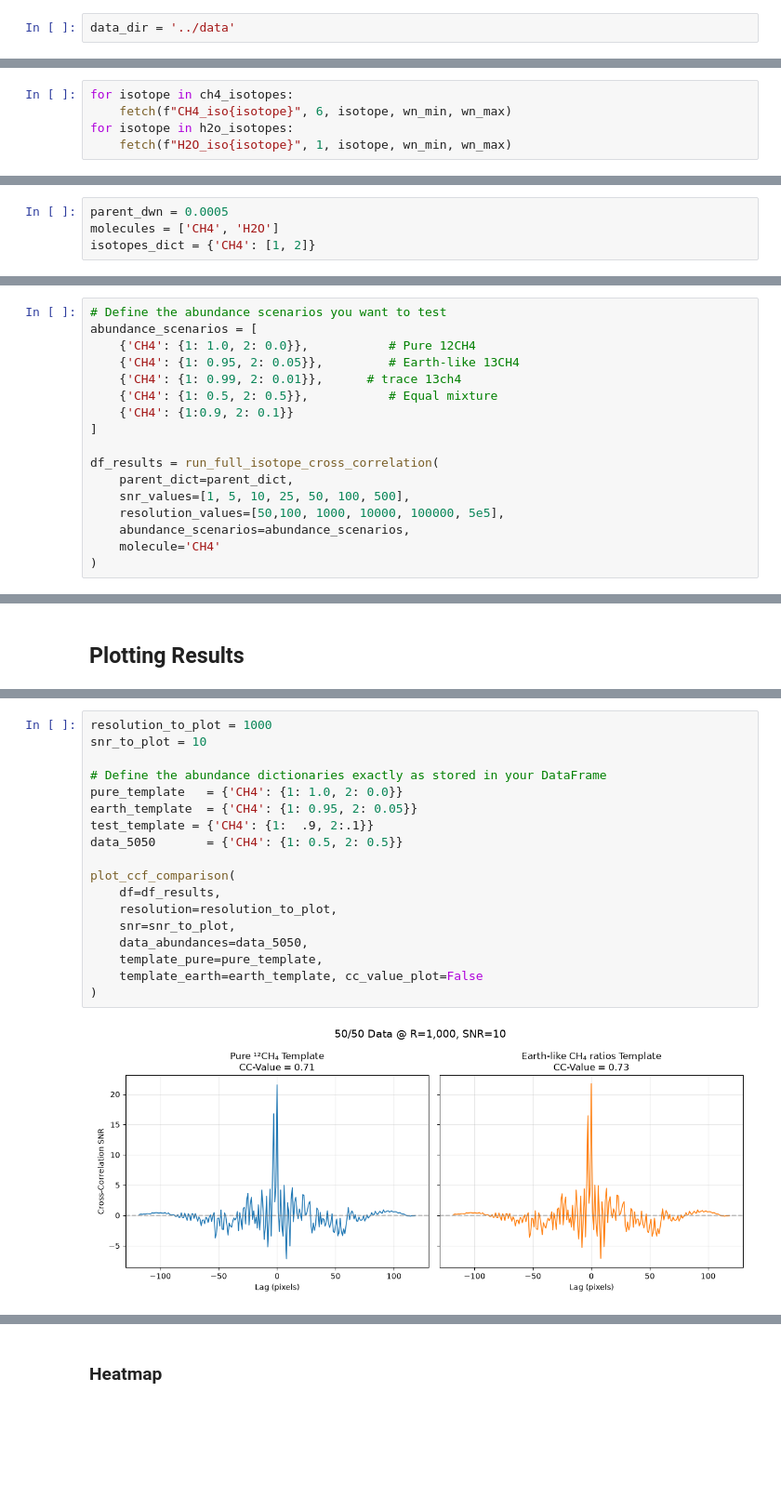
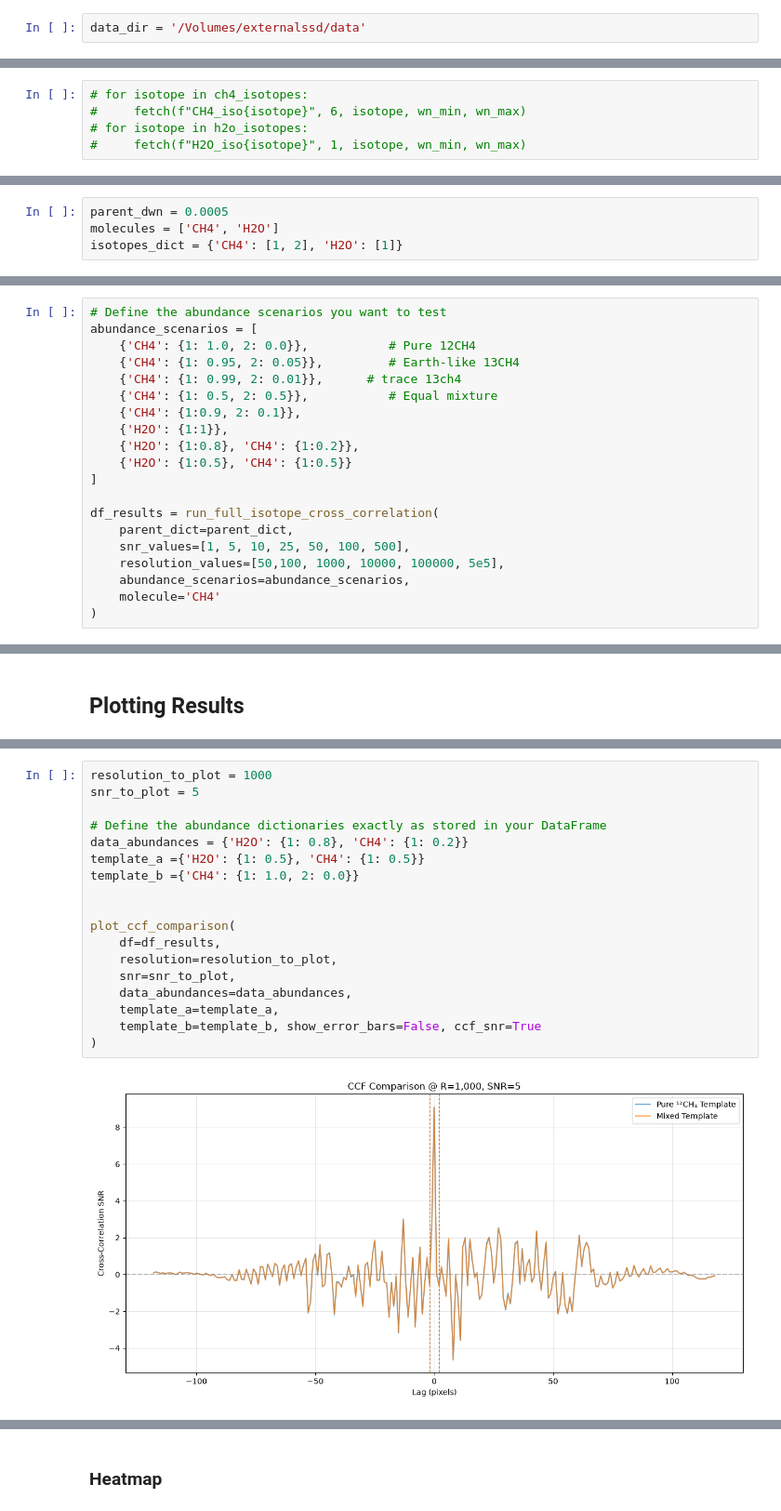
Before and after one commit to zanecollins/sgl_science_case, a Jupyter notebook: sgl_science_case/notebooks/summer_26_isotope_tests_cc.ipynb, the cells around one changed output, grey strips where cells are left out. Shown at 93% size. Drawn from its saved outputs; the diff is of its cells as text; blank space fills up the shorter version.

Commit message:
feat: some debugging, some analysis plots

```diff
--- a/sgl_science_case/notebooks/summer_26_isotope_tests_cc.ipynb
+++ b/sgl_science_case/notebooks/summer_26_isotope_tests_cc.ipynb
@@ -56,7 +56,7 @@ os.getcwd()
 # %% [markdown]
 # Parsing
 # %%
-data_dir = '../data'
+data_dir = '/Volumes/externalssd/data'
 # %%
 db_begin("HAPI_DB");
 # %% [output]
@@ -96,5 +96,5 @@ h2o_isotopes = [1,2,3]
 # %%
-for isotope in ch4_isotopes:
-    fetch(f"CH4_iso{isotope}", 6, isotope, wn_min, wn_max)
-for isotope in h2o_isotopes:
-    fetch(f"H2O_iso{isotope}", 1, isotope, wn_min, wn_max)
+# for isotope in ch4_isotopes:
+#     fetch(f"CH4_iso{isotope}", 6, isotope, wn_min, wn_max)
+# for isotope in h2o_isotopes:
+#     fetch(f"H2O_iso{isotope}", 1, isotope, wn_min, wn_max)
@@ -540,5 +580,5 @@ def plot_spectra_grid(df, cases, clean_plot = True):
 # %%
 parent_dwn = 0.0005
 molecules = ['CH4', 'H2O']
-isotopes_dict = {'CH4': [1, 2]}
+isotopes_dict = {'CH4': [1, 2], 'H2O': [1]}
 # %%
@@ -588,7 +629,10 @@ abundance_scenarios = [
     {'CH4': {1: 0.95, 2: 0.05}},         # Earth-like 13CH4
     {'CH4': {1: 0.99, 2: 0.01}},      # trace 13ch4
     {'CH4': {1: 0.5, 2: 0.5}},           # Equal mixture
-    {'CH4': {1:0.9, 2: 0.1}}
+    {'CH4': {1:0.9, 2: 0.1}},
+    {'H2O': {1:1}},
+    {'H2O': {1:0.8}, 'CH4': {1:0.2}},
+    {'H2O': {1:0.5}, 'CH4': {1:0.5}}
 ]
 
 df_results = run_full_isotope_cross_correlation(
@@ -633,21 +723,21 @@ plot_spectra_grid(df_results, cases)
 # %%
 resolution_to_plot = 1000
-snr_to_plot = 10
+snr_to_plot = 5
 
 # Define the abundance dictionaries exactly as stored in your DataFrame
-pure_template   = {'CH4': {1: 1.0, 2: 0.0}}
-earth_template  = {'CH4': {1: 0.95, 2: 0.05}}
-test_template = {'CH4': {1:  .9, 2:.1}}
-data_5050       = {'CH4': {1: 0.5, 2: 0.5}}
+data_abundances = {'H2O': {1: 0.8}, 'CH4': {1: 0.2}}
+template_a ={'H2O': {1: 0.5}, 'CH4': {1: 0.5}}
+template_b ={'CH4': {1: 1.0, 2: 0.0}}
+
 
 plot_ccf_comparison(
     df=df_results,
     resolution=resolution_to_plot,
     snr=snr_to_plot,
-    data_abundances=data_5050,
-    template_pure=pure_template,
-    template_earth=earth_template, cc_value_plot=False
+    data_abundances=data_abundances,
+    template_a=template_a,
+    template_b=template_b, show_error_bars=False, ccf_snr=True
 )
 # %% [output]
-[figure, old version]
+[figure, new version]
 # %%
```
Also changed, not shown: parts of 18 cells of this notebook.
